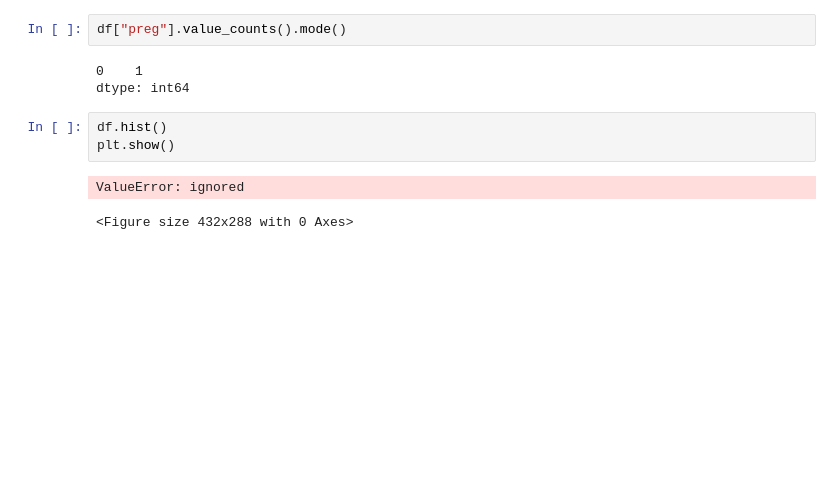
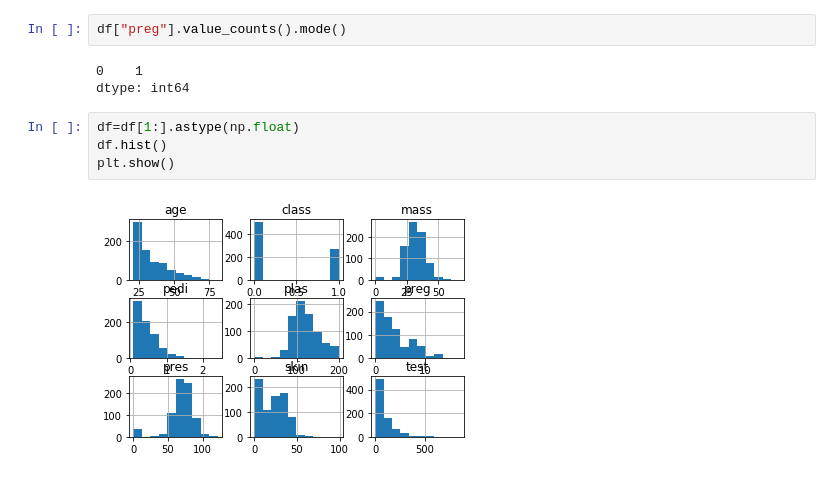
Before and after one commit to Abhi050/Machine_Learning, a Jupyter notebook: Stats_for_ML.ipynb, the cells around one changed output. Drawn from its saved outputs; the diff is of its cells as text; blank space fills up the shorter version.

```diff
--- a/Stats_for_ML.ipynb
+++ b/Stats_for_ML.ipynb
@@ -131,11 +131,11 @@ df["preg"].value_counts().mode()
 0    1
 dtype: int64
 # %%
+df=df[1:].astype(np.float)
 df.hist()
 plt.show()
 # %% [output]
-ValueError: ignored
-<Figure size 432x288 with 0 Axes>
+[figure, added]
 # %%
 df["age"].hist()
 plt.show()
```
Also changed, not shown: parts of 14 cells of this notebook.
